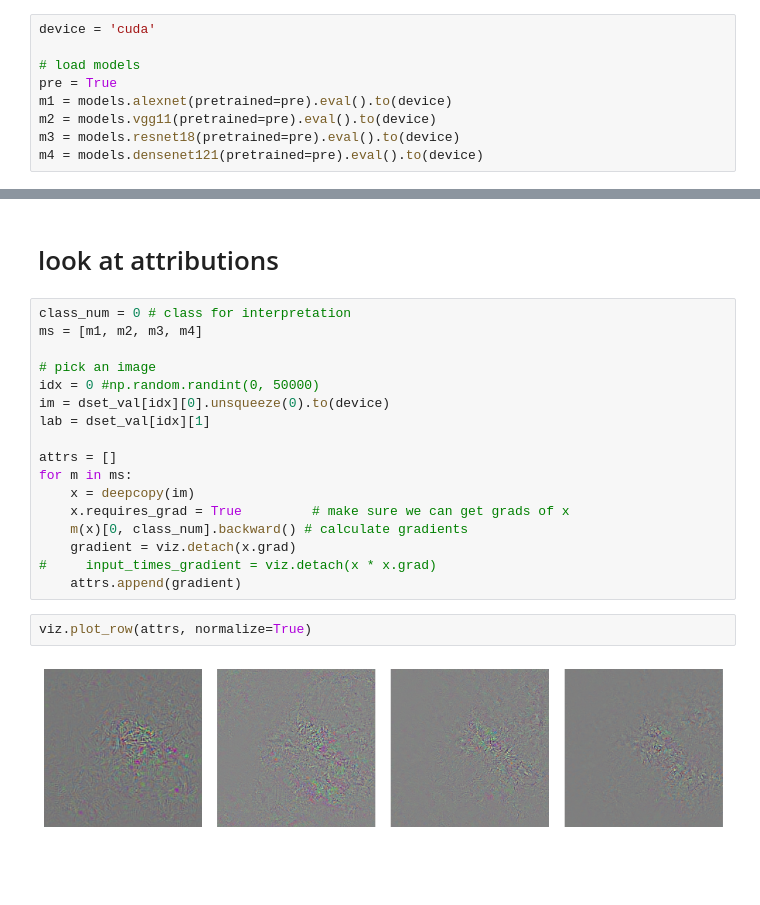
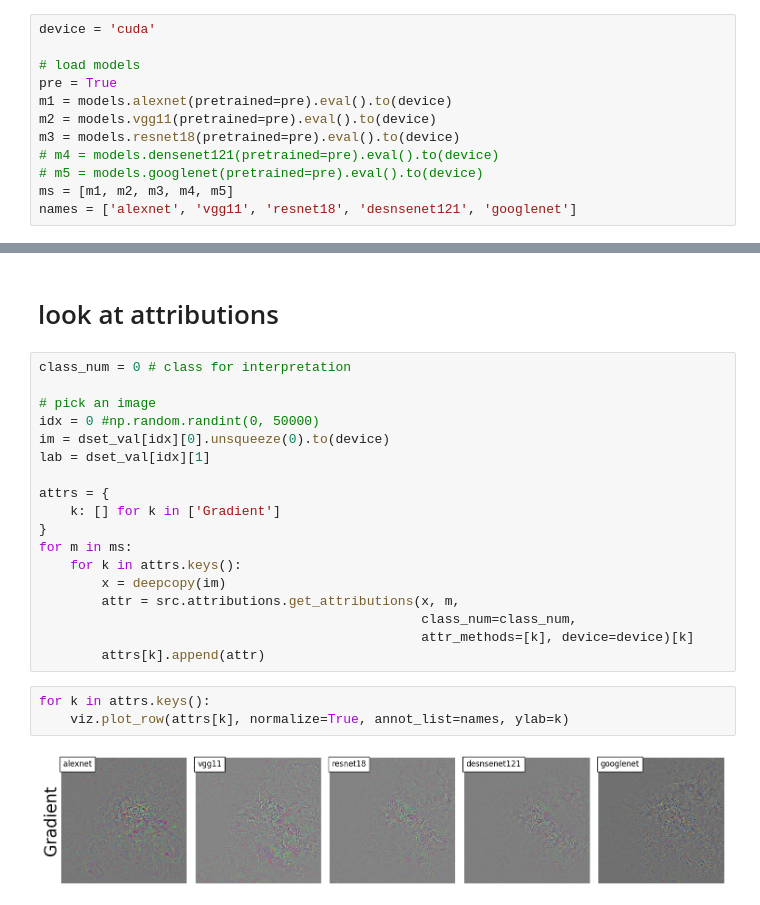
Before and after one commit to csinva/stable-interpretation, a Jupyter notebook: experiments/01_gradient_similarity.ipynb, the cells around one changed output, grey strips where cells are left out. Drawn from its saved outputs; the diff is of its cells as text; blank space fills up the shorter version.

Commit message:
put gradient into attr function

```diff
--- a/experiments/01_gradient_similarity.ipynb
+++ b/experiments/01_gradient_similarity.ipynb
@@ -31,7 +31,10 @@ pre = True
 m1 = models.alexnet(pretrained=pre).eval().to(device)
 m2 = models.vgg11(pretrained=pre).eval().to(device)
 m3 = models.resnet18(pretrained=pre).eval().to(device)
-m4 = models.densenet121(pretrained=pre).eval().to(device)
+# m4 = models.densenet121(pretrained=pre).eval().to(device)
+# m5 = models.googlenet(pretrained=pre).eval().to(device)
+ms = [m1, m2, m3, m4, m5]
+names = ['alexnet', 'vgg11', 'resnet18', 'desnsenet121', 'googlenet']
 # %%
 # load data
 dset_name = 'val/val' # train or val/val
@@ -63,22 +66,24 @@ plt.show()
 # look at attributions
 # %%
 class_num = 0 # class for interpretation
-ms = [m1, m2, m3, m4]
 
 # pick an image
 idx = 0 #np.random.randint(0, 50000)
 im = dset_val[idx][0].unsqueeze(0).to(device)
 lab = dset_val[idx][1]
 
-attrs = []
+attrs = {
+    k: [] for k in ['Gradient']
+}
 for m in ms:
-    x = deepcopy(im)
-    x.requires_grad = True         # make sure we can get grads of x
-    m(x)[0, class_num].backward() # calculate gradients
-    gradient = viz.detach(x.grad)
-#     input_times_gradient = viz.detach(x * x.grad)
-    attrs.append(gradient)
+    for k in attrs.keys():
+        x = deepcopy(im)
+        attr = src.attributions.get_attributions(x, m,
+                                                 class_num=class_num,
+                                                 attr_methods=[k], device=device)[k]
+        attrs[k].append(attr)
-# %%
-viz.plot_row(attrs, normalize=True)
-# %% [output]
-[figure, removed]
+# %%
+for k in attrs.keys():
+    viz.plot_row(attrs[k], normalize=True, annot_list=names, ylab=k)
+# %% [output]
+[figure, added]
```
Also changed, not shown: 1 other file.
